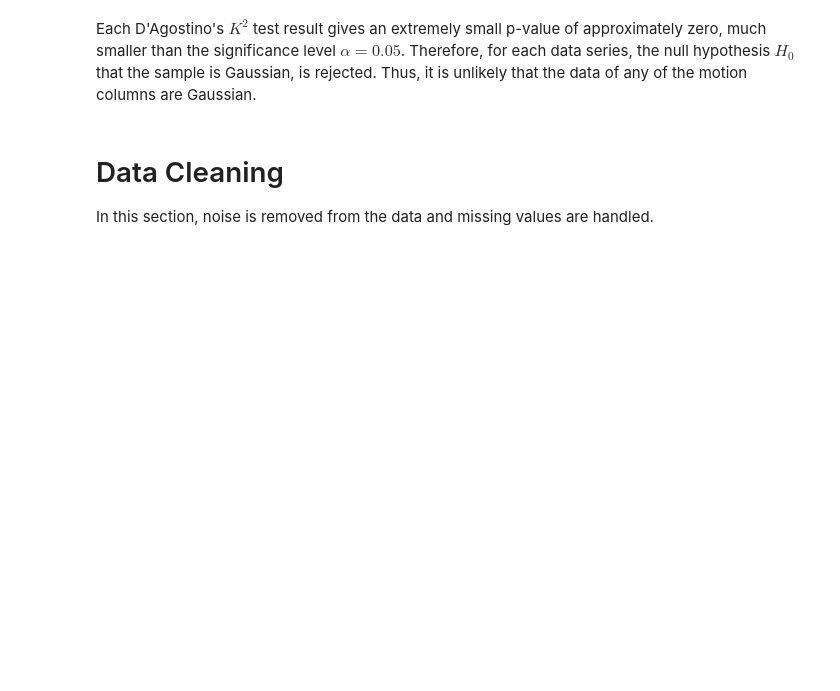
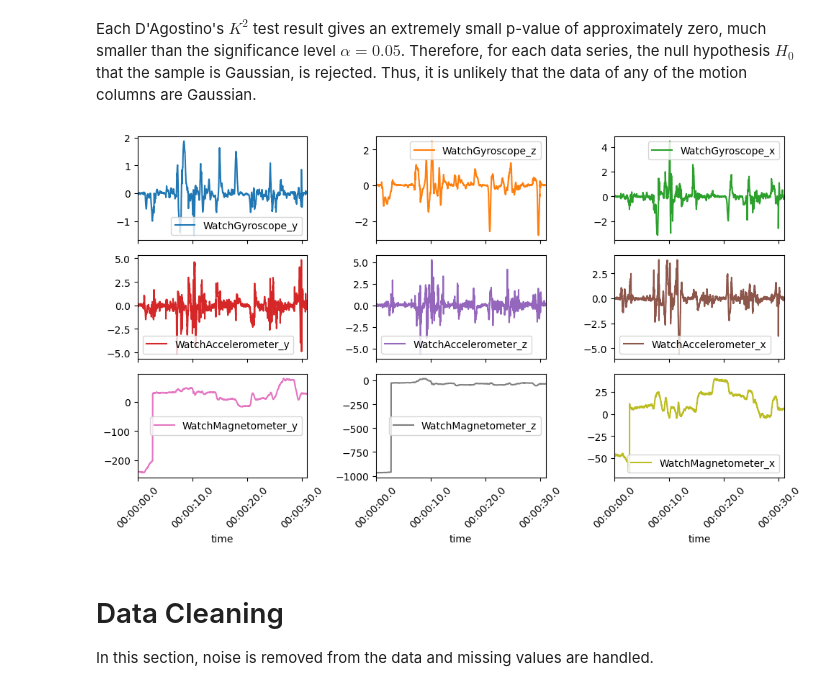
Before and after one commit to kms2302/group8_ml4qs, a Jupyter notebook: Python3Code/group8/Machine learning.ipynb, the cells around one changed output. Saved outputs shown, nothing was run; the diff lists cells and outputs as text; code cells hidden in the pictures; blank space fills up the shorter version.

Commit message:
Add zoomed lineplot pre-clean raw data

```diff
--- a/Python3Code/group8/Machine learning.ipynb
+++ b/Python3Code/group8/Machine learning.ipynb
@@ -350,6 +350,20 @@ Statistic=326541.253, p=0.000000e+00
 Statistic=47574.532, p=0.000000e+00
 # %% [markdown]
 Each D'Agostino's $K^2$ test result gives an extremely small p-value of approximately zero, much smaller than the significance level $\alpha=0.05$. Therefore, for each data series, the null hypothesis $H_0$ that the sample is Gaussian, is rejected. Thus, it is unlikely that the data of any of the motion columns are Gaussian.
+# %%
+motion_and_time = [col for col in merged.columns if any(
+    s in col for s in ['WatchAccelerometer', 'WatchGyroscope', 'WatchMagnetometer', 'time']
+)]
+subj1_motion_df = subj1_pre_clean_df[motion_and_time]
+subj1_motion_df = subj1_motion_df.set_index('time')
+subj1_motion_df.index = subj1_motion_df.index - subj1_motion_df.index[0]
+zoomed_df = subj1_motion_df.loc['00:00:00':'00:00:30']
+zoomed_df.plot(subplots=True, layout=(3,3), figsize=(10,6), rot=45, sharex=True)
+plt.tight_layout()
+plt.savefig('figures/sensor_data_slice.png', dpi=150, bbox_inches='tight')
+plt.show()
+# %% [output]
+[figure, added]
 # %% [markdown]
 # Data Cleaning
 In this section, noise is removed from the data and missing values are handled.
```
